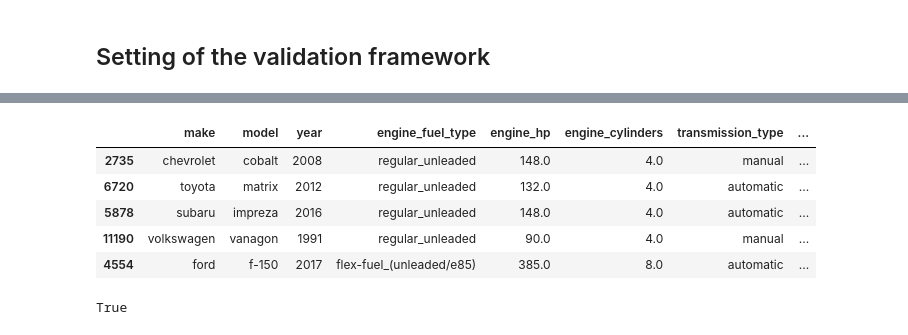
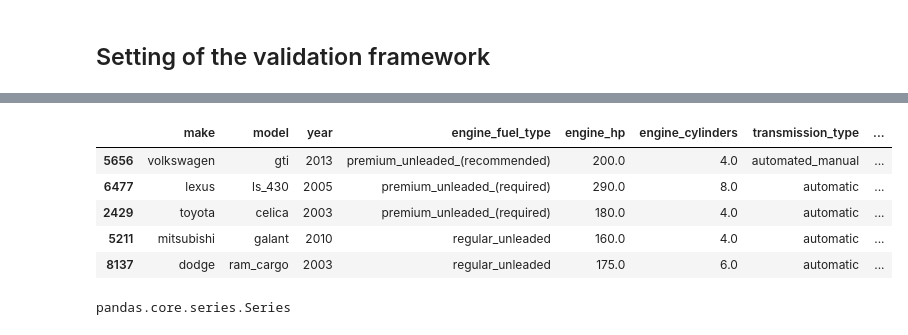
Before and after one commit to eteil/carPrice-linear-regression, a Jupyter notebook: car_price.ipynb, the cells around one changed output, grey strips where cells are left out. Cells and saved outputs as stored; diff of their text form; code cells hidden in the pictures.

Commit message:
Refactor the split using sklearn.model_selection

```diff
--- a/car_price.ipynb
+++ b/car_price.ipynb
@@ -186,0 +169,4 @@ df_test = df.iloc[idx[n_val+n_train:]]
+# %%
+TRAIN_SIZE = .6
+# Split the train set from the rest
+X_train,  X_, y_train, y_ = train_test_split(df[df.columns[:-1]], df['msrp'], train_size=TRAIN_SIZE)
@@ -187,14 +176,10 @@ df_test = df.iloc[idx[n_val+n_train:]]
 # %%
-df_train.head()
+X_train.head()
 # %% [output]
 |  | make | model | year | engine_fuel_type | engine_hp | engine_cylinders | transmission_type | ... |
-| 2735 | chevrolet | cobalt | 2008 | regular_unleaded | 148.0 | 4.0 | manual | ... |
-| 6720 | toyota | matrix | 2012 | regular_unleaded | 132.0 | 4.0 | automatic | ... |
-| 5878 | subaru | impreza | 2016 | regular_unleaded | 148.0 | 4.0 | automatic | ... |
-| 11190 | volkswagen | vanagon | 1991 | regular_unleaded | 90.0 | 4.0 | manual | ... |
-| 4554 | ford | f-150 | 2017 | flex-fuel_(unleaded/e85) | 385.0 | 8.0 | automatic | ... |
+| 5656 | volkswagen | gti | 2013 | premium_unleaded_(recommended) | 200.0 | 4.0 | automated_manual | ... |
+| 6477 | lexus | ls_430 | 2005 | premium_unleaded_(required) | 290.0 | 8.0 | automatic | ... |
+| 2429 | toyota | celica | 2003 | premium_unleaded_(required) | 180.0 | 4.0 | automatic | ... |
+| 5211 | mitsubishi | galant | 2010 | regular_unleaded | 160.0 | 4.0 | automatic | ... |
+| 8137 | dodge | ram_cargo | 2003 | regular_unleaded | 175.0 | 6.0 | automatic | ... |
-# %%
-n == len(df_train) + len(df_val) + len(df_test)
-# %% [output]
-True
 # %%
@@ -204 +189,5 @@ df_test = df_test.reset_index(drop=True)
+# %%
+type(y_train)
+# %% [output]
+pandas.core.series.Series
 # %%
```
Also changed, not shown: parts of 12 cells of this notebook.
